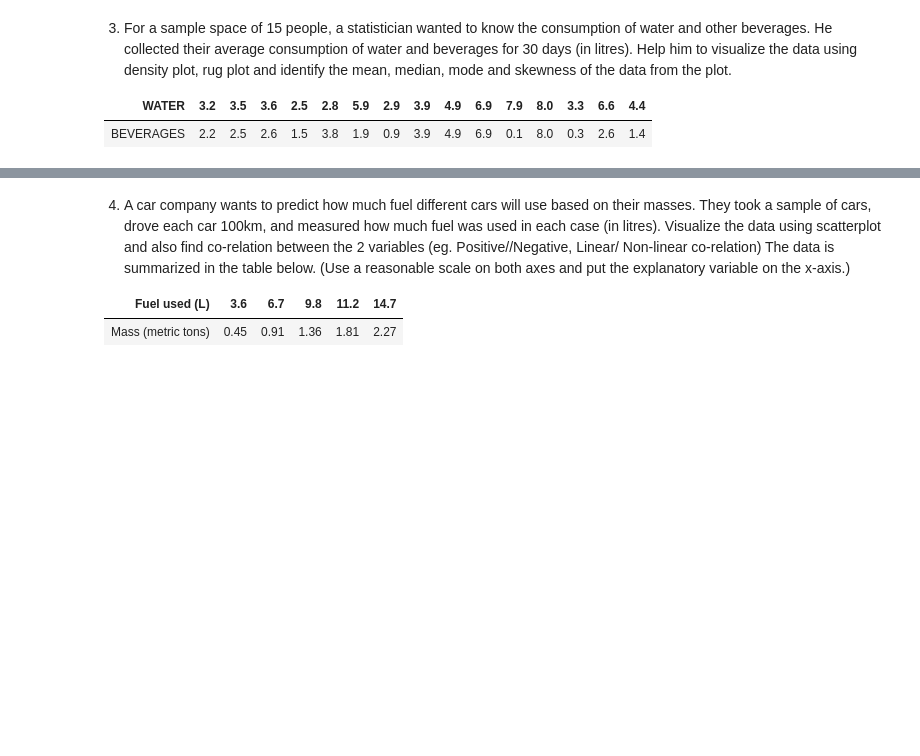
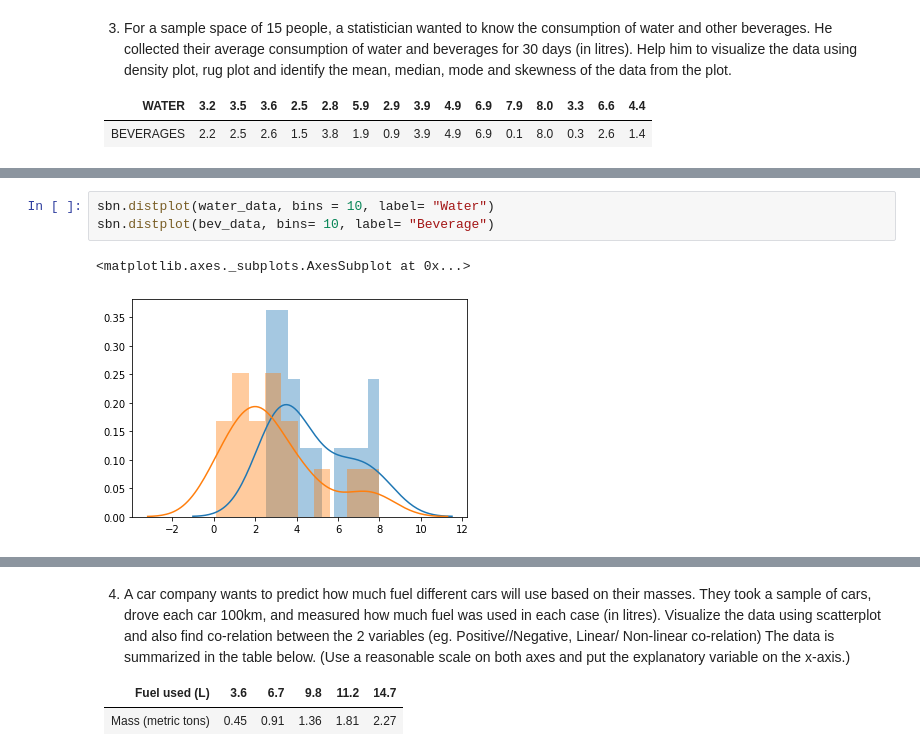
Before and after one commit to anant0301/Sem6, a Jupyter notebook: Big Data/Practice/Problem Set 2/Solution Set 2.ipynb, the cells around one changed output, grey strips where cells are left out. Drawn from its saved outputs; the diff is of its cells as text; blank space fills up the shorter version.

```diff
--- a/Big Data/Practice/Problem Set 2/Solution Set 2.ipynb
+++ b/Big Data/Practice/Problem Set 2/Solution Set 2.ipynb
@@ -87,0 +134,6 @@ BEVERAGES | 2.2| 2.5| 2.6| 1.5| 3.8| 1.9| 0.9| 3.9| 4.9| 6.9| 0.1| 8.0| 0.3| 2.6
+# %%
+sbn.distplot(water_data, bins = 10, label= "Water")
+sbn.distplot(bev_data, bins= 10, label= "Beverage")
+# %% [output]
+<matplotlib.axes._subplots.AxesSubplot at 0x...>
+[figure, added]
```
Also changed, not shown: parts of 28 cells of this notebook, 30 other files.
